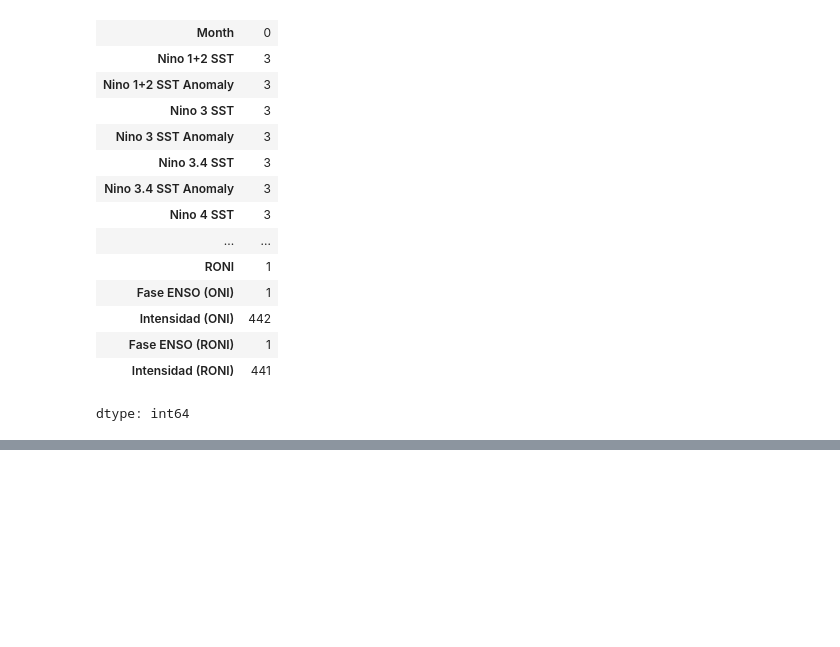
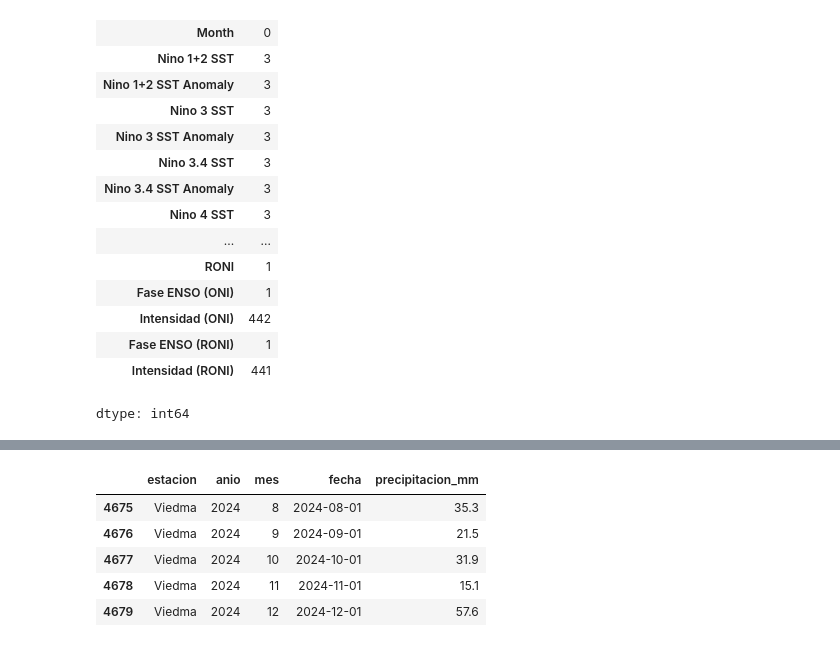
Before and after one commit to enrique20delgado-create/TP-Labo-ElNino-2C2026, a Jupyter notebook: Notebook/Ds_Enso.ipynb, the cells around one changed output, grey strips where cells are left out. Saved outputs shown, nothing was run; the diff lists cells and outputs as text; code cells hidden in the pictures; blank space fills up the shorter version.

```diff
--- a/Notebook/Ds_Enso.ipynb
+++ b/Notebook/Ds_Enso.ipynb
@@ -475,0 +499,10 @@ dtype: int64
+# %%
+# Mostramos las últimas 5 filas del dataset:
+precipitaciones.tail()
+# %% [output]
+|  | estacion | anio | mes | fecha | precipitacion_mm |
+| 4675 | Viedma | 2024 | 8 | 2024-08-01 | 35.3 |
+| 4676 | Viedma | 2024 | 9 | 2024-09-01 | 21.5 |
+| 4677 | Viedma | 2024 | 10 | 2024-10-01 | 31.9 |
+| 4678 | Viedma | 2024 | 11 | 2024-11-01 | 15.1 |
+| 4679 | Viedma | 2024 | 12 | 2024-12-01 | 57.6 |
```
Also changed, not shown: parts of 6 cells of this notebook.
